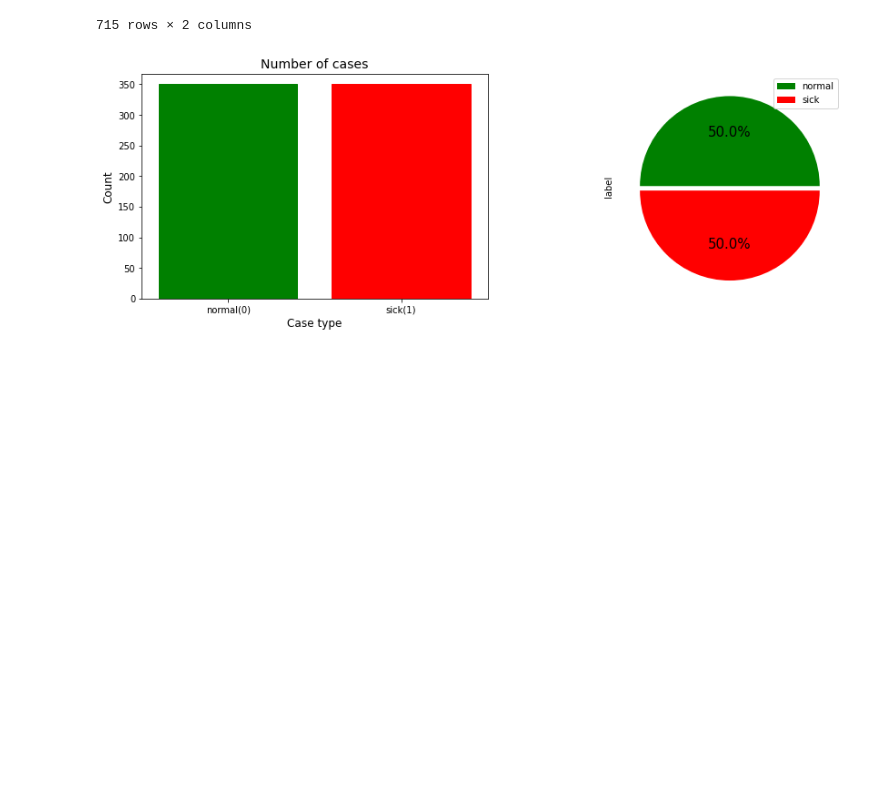
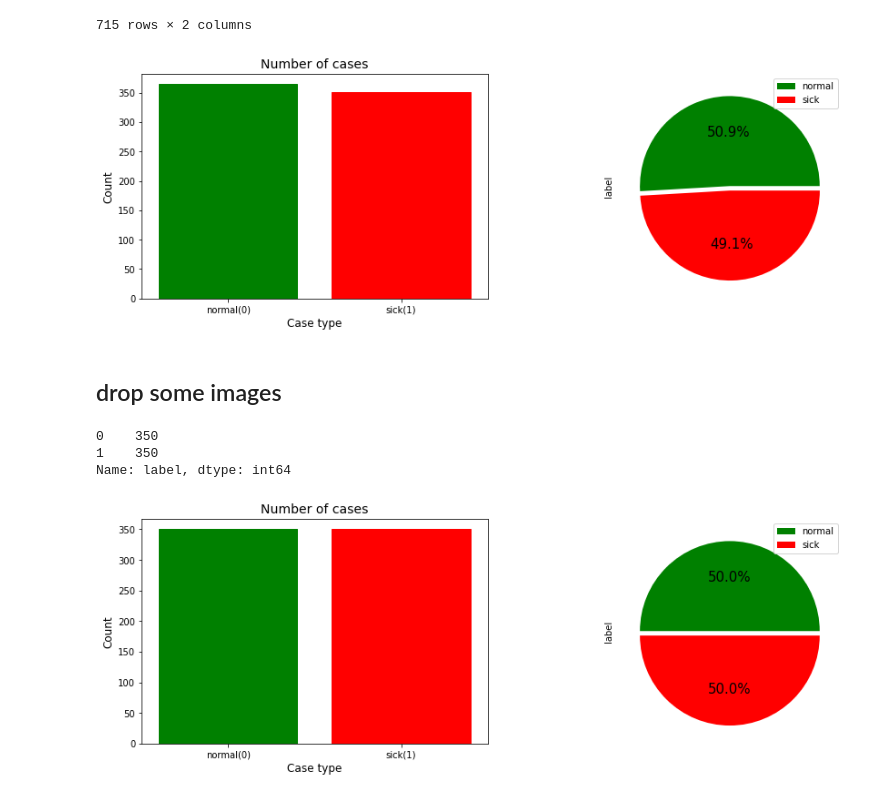
Before and after one commit to sulaiman-kagumire/MCS7204-Deep-Learning-Project, a Jupyter notebook: chest_opacity_classification.ipynb, the cells around one changed output. Cells and saved outputs as stored; diff of their text form; code cells hidden in the pictures; blank space fills up the shorter version.

```diff
--- a/chest_opacity_classification.ipynb
+++ b/chest_opacity_classification.ipynb
@@ -77,8 +88,37 @@ train_data
 | 713 | known_images/sick/sick_201.png | 1 |
 | 714 | known_images/sick/sick_35.png | 1 |
 715 rows × 2 columns
+# %%
+cases_count = train_data['label'].value_counts()
+# Plot the results
+plt.figure(figsize=(15,10))
+plt.subplot(221)
+ax = sns.barplot(x=cases_count.index, y= cases_count.values)
+plt.title('Number of cases', fontsize=14)
+plt.xlabel('Case type', fontsize=12)
+plt.ylabel('Count', fontsize=12)
+plt.xticks(range(len(cases_count.index)), ['normal(0)', 'sick(1)'])
+
+ax.patches[0].set_color('green')
+ax.patches[1].set_color('red')
+
+plt.subplot(222)
+train_data['label'].value_counts().plot(kind='pie',labels = ['',''], autopct='%1.1f%%', colors = ['green','red'], explode = [0,0.05], textprops = {"fontsize":15})
+
+plt.legend(labels=['normal', 'sick'])
+plt.show()
+# %% [output]
+[figure, added]
+# %% [markdown]
+## drop some images
 # %%
 train_data = train_data.drop([1, 2, 3, 4, 5, 6, 7, 8, 9, 10, 11, 12, 13, 14, 700], axis=0)
+# %%
+train_data['label'].value_counts()
+# %% [output]
+0    350
+1    350
+Name: label, dtype: int64
 # %%
 cases_count = train_data['label'].value_counts()
 # Plot the results
```
Also changed, not shown: parts of 7 cells of this notebook.
